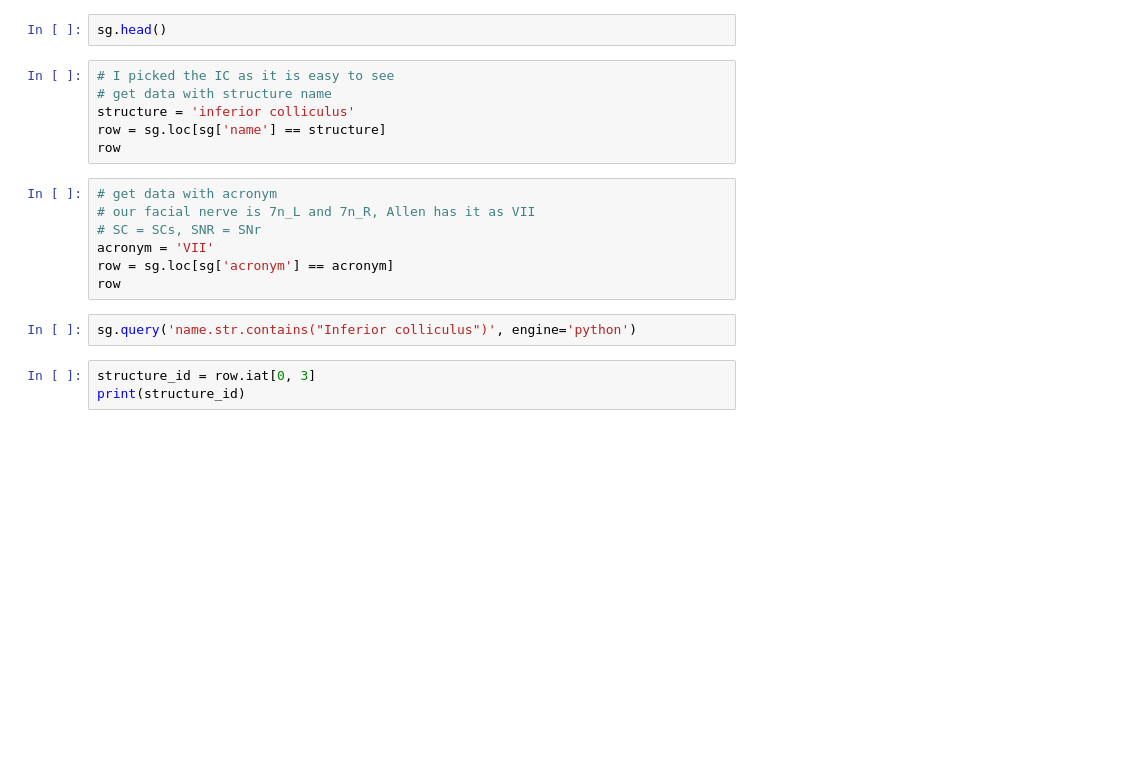
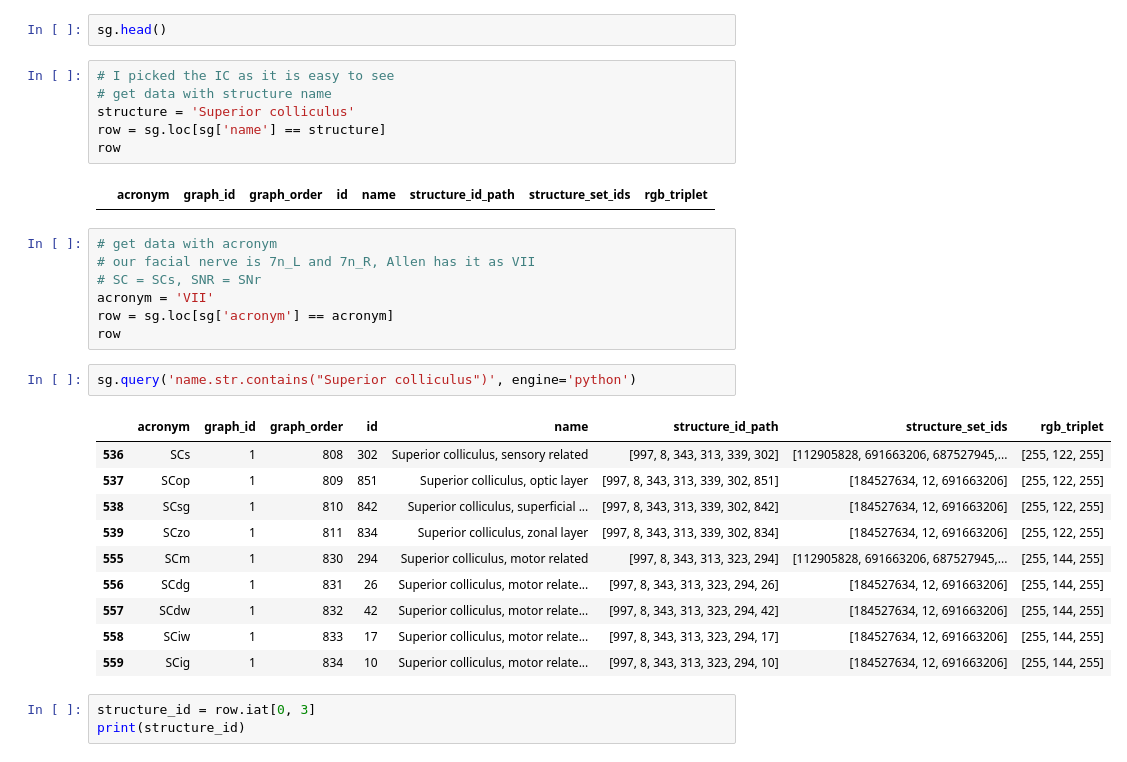
Before and after one commit to BrainSharer/pipeline, a Jupyter notebook: src/registration/notebooks/find_allen_regions.ipynb, the cells around one changed output. Saved outputs shown, nothing was run; the diff lists cells and outputs as text; blank space fills up the shorter version.

```diff
--- a/src/registration/notebooks/find_allen_regions.ipynb
+++ b/src/registration/notebooks/find_allen_regions.ipynb
@@ -42,9 +42,11 @@ sg.head()
 # %%
 # I picked the IC as it is easy to see
 # get data with structure name
-structure = 'inferior colliculus'
+structure = 'Superior colliculus'
 row = sg.loc[sg['name'] == structure]
 row
+# %% [output]
+|  | acronym | graph_id | graph_order | id | name | structure_id_path | structure_set_ids | rgb_triplet |
 # %%
 # get data with acronym
 # our facial nerve is 7n_L and 7n_R, Allen has it as VII
@@ -53,7 +55,18 @@ acronym = 'VII'
 row = sg.loc[sg['acronym'] == acronym]
 row
 # %%
-sg.query('name.str.contains("Inferior colliculus")', engine='python')
+sg.query('name.str.contains("Superior colliculus")', engine='python')
+# %% [output]
+|  | acronym | graph_id | graph_order | id | name | structure_id_path | structure_set_ids | rgb_triplet |
+| 536 | SCs | 1 | 808 | 302 | Superior colliculus, sensory related | [997, 8, 343, 313, 339, 302] | [112905828, 691663206, 687527945,... | [255, 122, 255] |
+| 537 | SCop | 1 | 809 | 851 | Superior colliculus, optic layer | [997, 8, 343, 313, 339, 302, 851] | [184527634, 12, 691663206] | [255, 122, 255] |
+| 538 | SCsg | 1 | 810 | 842 | Superior colliculus, superficial ... | [997, 8, 343, 313, 339, 302, 842] | [184527634, 12, 691663206] | [255, 122, 255] |
+| 539 | SCzo | 1 | 811 | 834 | Superior colliculus, zonal layer | [997, 8, 343, 313, 339, 302, 834] | [184527634, 12, 691663206] | [255, 122, 255] |
+| 555 | SCm | 1 | 830 | 294 | Superior colliculus, motor related | [997, 8, 343, 313, 323, 294] | [112905828, 691663206, 687527945,... | [255, 144, 255] |
+| 556 | SCdg | 1 | 831 | 26 | Superior colliculus, motor relate... | [997, 8, 343, 313, 323, 294, 26] | [184527634, 12, 691663206] | [255, 144, 255] |
+| 557 | SCdw | 1 | 832 | 42 | Superior colliculus, motor relate... | [997, 8, 343, 313, 323, 294, 42] | [184527634, 12, 691663206] | [255, 144, 255] |
+| 558 | SCiw | 1 | 833 | 17 | Superior colliculus, motor relate... | [997, 8, 343, 313, 323, 294, 17] | [184527634, 12, 691663206] | [255, 144, 255] |
+| 559 | SCig | 1 | 834 | 10 | Superior colliculus, motor relate... | [997, 8, 343, 313, 323, 294, 10] | [184527634, 12, 691663206] | [255, 144, 255] |
 # %%
 structure_id = row.iat[0, 3]
 print(structure_id)
```
Also changed, not shown: parts of 2 cells of this notebook, 3 other files.
